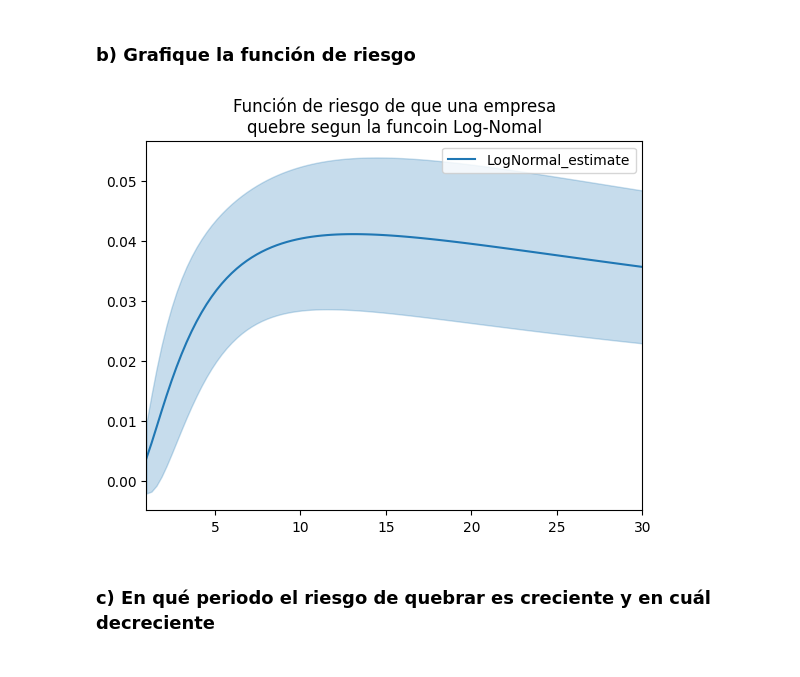
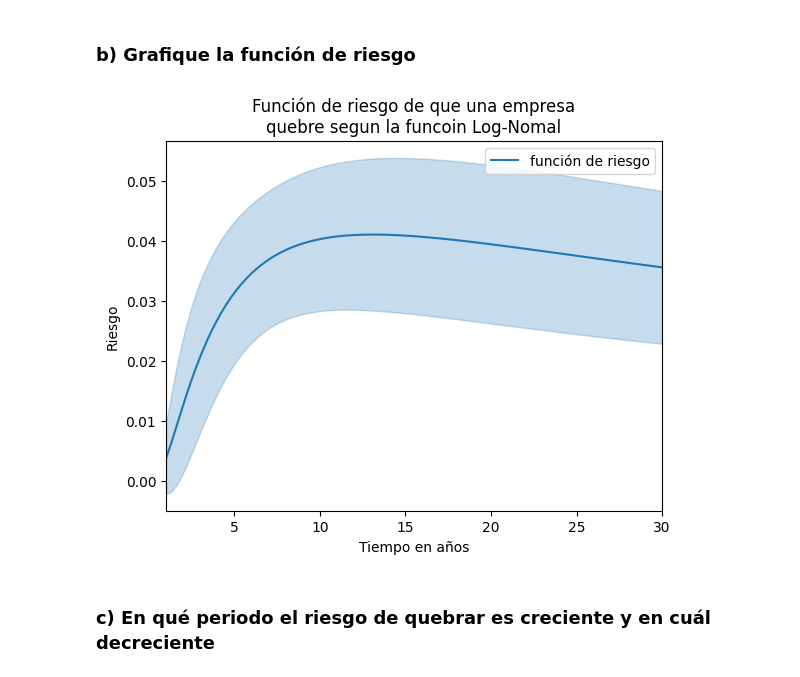
Before and after one commit to SalvadorAlmaguer0/EstadisticaAplicada, a Jupyter notebook: Actividad5_SAO_2076430_EAG41_sep2023.ipynb, the cells around one changed output. Saved outputs shown, nothing was run; the diff lists cells and outputs as text; code cells hidden in the pictures.

```diff
--- a/Actividad5_SAO_2076430_EAG41_sep2023.ipynb
+++ b/Actividad5_SAO_2076430_EAG41_sep2023.ipynb
@@ -95,12 +99,14 @@ modelo_log = LogNormalFitter().fit(df_quiebra['tiempo'], df_quiebra['quebrar'])
 # %% [markdown]
 ### b) Grafique la función de riesgo
 # %%
-modelo_log.plot_hazard()
+modelo_log.plot_hazard(label='función de riesgo')
 plt.title('Función de riesgo de que una empresa\nquebre segun la funcoin Log-Nomal')
 plt.xlim(1,30)
+plt.xlabel('Tiempo en años')
+plt.ylabel('Riesgo')
 plt.show()
 # %% [output]
-[figure, old version]
+[figure, new version]
 # %% [markdown]
 ### c) En qué periodo el riesgo de quebrar es creciente y en cuál decreciente
 # %%
```
Also changed, not shown: parts of 3 cells of this notebook.
